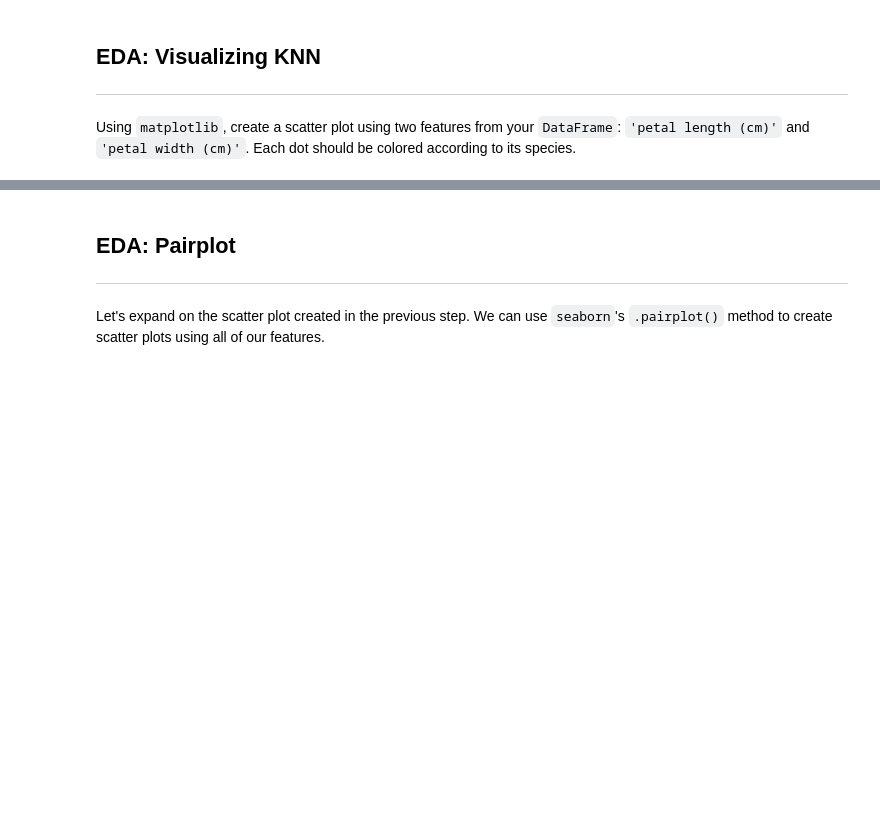
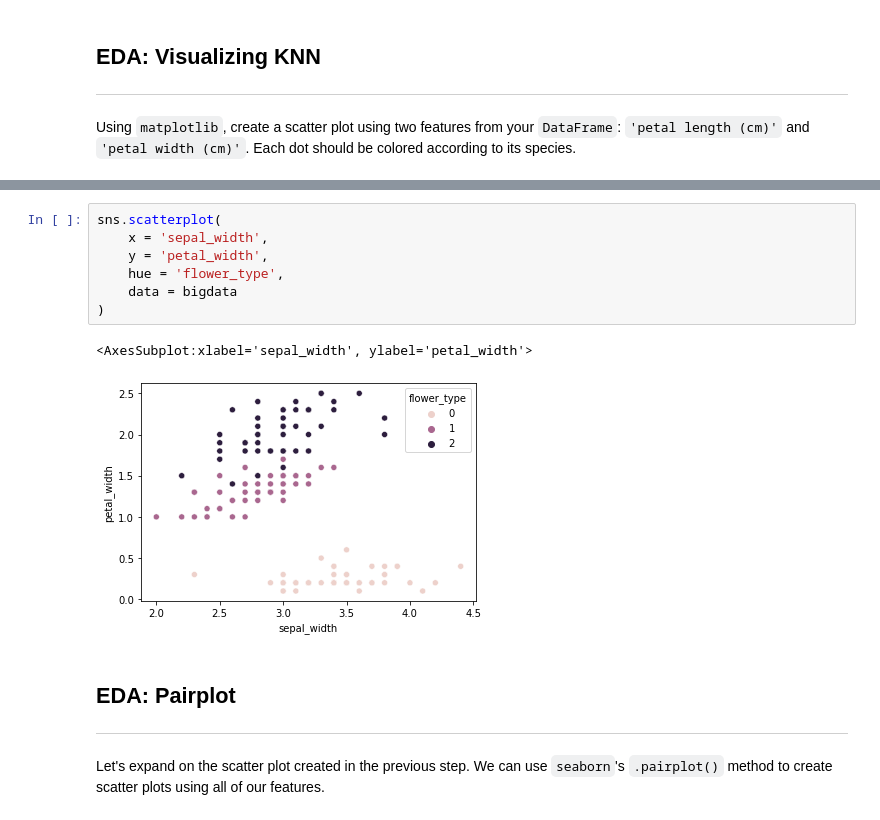
Before and after one commit to msamhz/GA-Lessons, a Jupyter notebook: 4.02-lesson-knn/starter-code-DESKTOP-U9K6VIA.ipynb, the cells around one changed output, grey strips where cells are left out. Drawn from its saved outputs; the diff is of its cells as text; blank space fills up the shorter version.

```diff
--- a/4.02-lesson-knn/starter-code-DESKTOP-U9K6VIA.ipynb
+++ b/4.02-lesson-knn/starter-code-DESKTOP-U9K6VIA.ipynb
@@ -124,3 +210,13 @@ Using `matplotlib`, create a scatter plot using two features from your `DataFram
+# %%
+sns.scatterplot(
+    x = 'sepal_width',
+    y = 'petal_width',
+    hue = 'flower_type',
+    data = bigdata
+)
+# %% [output]
+<AxesSubplot:xlabel='sepal_width', ylabel='petal_width'>
+[figure, added]
 # %% [markdown]
 ## EDA: Pairplot
 ---
```
Also changed, not shown: parts of 26 cells of this notebook, 1 other file.
